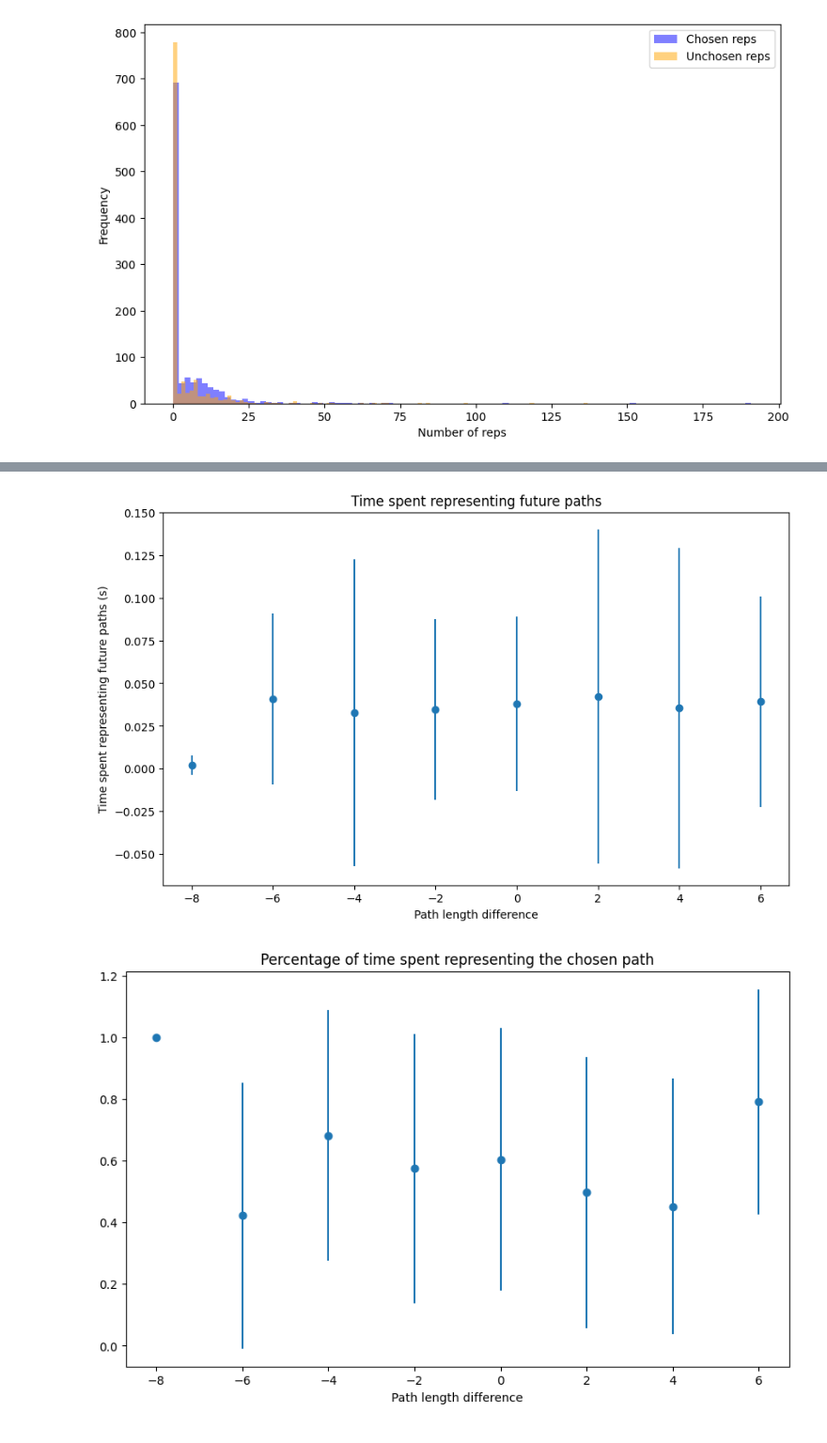
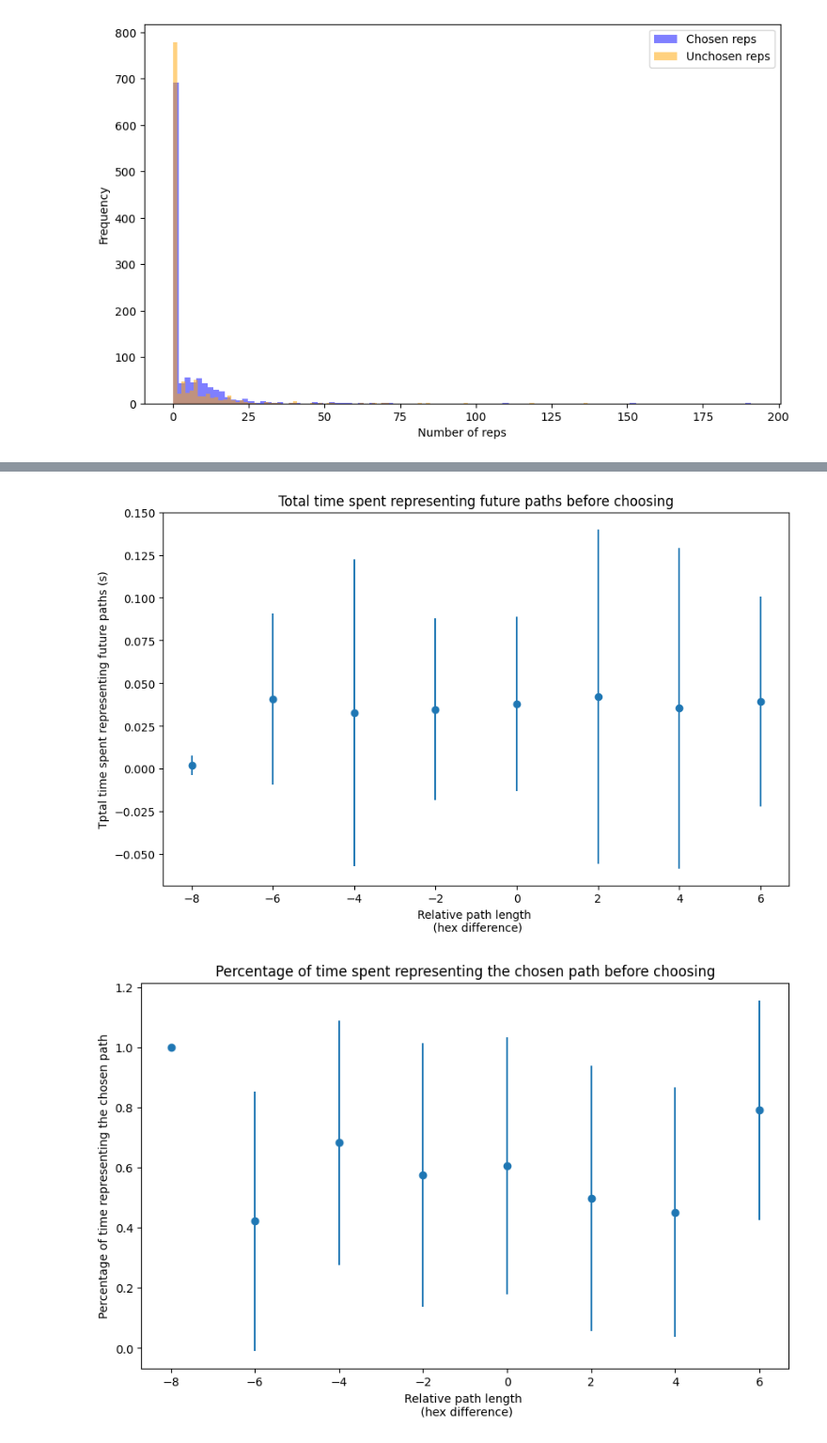
Before and after one commit to calderast/Hex-maze-analysis, a Jupyter notebook: theta_sweeps.ipynb, the cells around one changed output, grey strips where cells are left out. Shown at 94% size. Drawn from its saved outputs; the diff is of its cells as text; code cells hidden in the pictures.

```diff
--- a/theta_sweeps.ipynb
+++ b/theta_sweeps.ipynb
@@ -346,7 +346,7 @@ for rat in sesh_dict:
         barrier_sequence = attempt_load_barriers(rat, date)
         print(f"Maze configs for {rat}/{date}:")
         for maze in barrier_sequence:
-            plot_hex_maze(maze, show_barriers=False)
+            plot_hex_maze(maze, show_barriers=False, show_stats=True)
             print(maze)
 # %% [output]
 Maze configs for IM-1478/07192022:
@@ -855,4 +809,7 @@ plt.show()
 # %%
+total_reps = reps_df['total_chosen_reps'] + reps_df['total_unchosen_reps']
+chosen_pct_reps = reps_df['total_chosen_reps'] / total_reps
+
 # Create a Dataframe so we can group things for plotting
 plotting_df = pd.DataFrame({'time_repped': total_reps/250,
                             'chosen_pct_reps': chosen_pct_reps,
@@ -863,35 +820,35 @@ plotting_df = pd.DataFrame({'time_repped': total_reps/250,
 grouped = plotting_df.groupby('rwd_prob_diff')['time_repped'].agg(['mean', 'std']).reset_index()
 plt.figure(figsize=(8, 6))
 plt.errorbar(grouped['rwd_prob_diff'], grouped['mean'], yerr=grouped['std'], fmt='o')
-plt.xlabel('p(reward) difference')
-plt.ylabel('Time spent representing future paths (s)')
-plt.title("Time spent representing future paths")
+plt.xlabel('Relative value \n (p(reward) difference)')
+plt.ylabel('Total time spent representing future paths (s)')
+plt.title("Total time spent representing future paths before choosing")
 plt.show()
 
 # Same but percent time repping chosen
 grouped = plotting_df.groupby('rwd_prob_diff')['chosen_pct_reps'].agg(['mean', 'std']).reset_index()
 plt.figure(figsize=(8, 6))
 plt.errorbar(grouped['rwd_prob_diff'], grouped['mean'], yerr=grouped['std'], fmt='o')
-plt.xlabel('p(reward) difference')
-plt.ylabel('Time spent representing future paths (s)')
-plt.title("Percentage of time spent representing the chosen path")
+plt.xlabel('Relative value \n (p(reward) difference)')
+plt.ylabel('Percentage of time representing the chosen path')
+plt.title("Percentage of time spent representing the chosen path before choosing")
 plt.show()
 
 # Time thinking vs difficulty of decision (hex diff)
 grouped = plotting_df.groupby('path_length_diff')['time_repped'].agg(['mean', 'std']).reset_index()
 plt.figure(figsize=(10, 6))
 plt.errorbar(grouped['path_length_diff'], grouped['mean'], yerr=grouped['std'], fmt='o')
-plt.xlabel('Path length difference')
-plt.ylabel('Time spent representing future paths (s)')
-plt.title("Time spent representing future paths")
+plt.xlabel('Relative path length \n (hex difference)')
+plt.ylabel('Tptal time spent representing future paths (s)')
+plt.title("Total time spent representing future paths before choosing")
 plt.show()
 
 # Same but percent time repping chosen
 grouped = plotting_df.groupby('path_length_diff')['chosen_pct_reps'].agg(['mean', 'std']).reset_index()
 plt.figure(figsize=(10, 6))
 plt.errorbar(grouped['path_length_diff'], grouped['mean'], yerr=grouped['std'], fmt='o')
-plt.xlabel('Path length difference')
-plt.ylabel('')
-plt.title("Percentage of time spent representing the chosen path")
+plt.xlabel('Relative path length \n (hex difference)')
+plt.ylabel('Percentage of time representing the chosen path')
+plt.title("Percentage of time spent representing the chosen path before choosing")
 plt.show()
 # %% [output]
@@ -900,2 +857,2 @@ plt.show()
-[figure, old version]
+[figure, new version]
-[figure, old version]
+[figure, new version]
```
Also changed, not shown: parts of 14 cells of this notebook.
